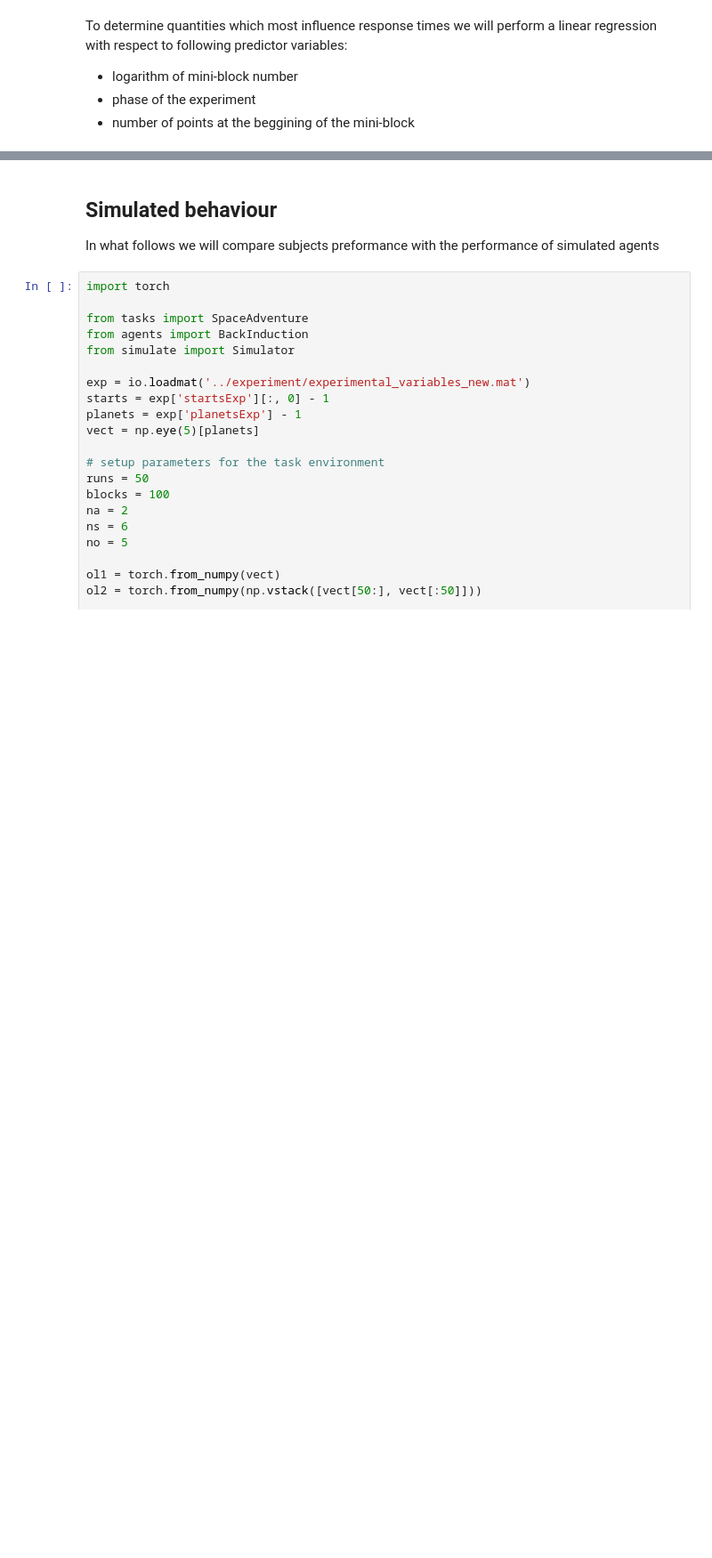
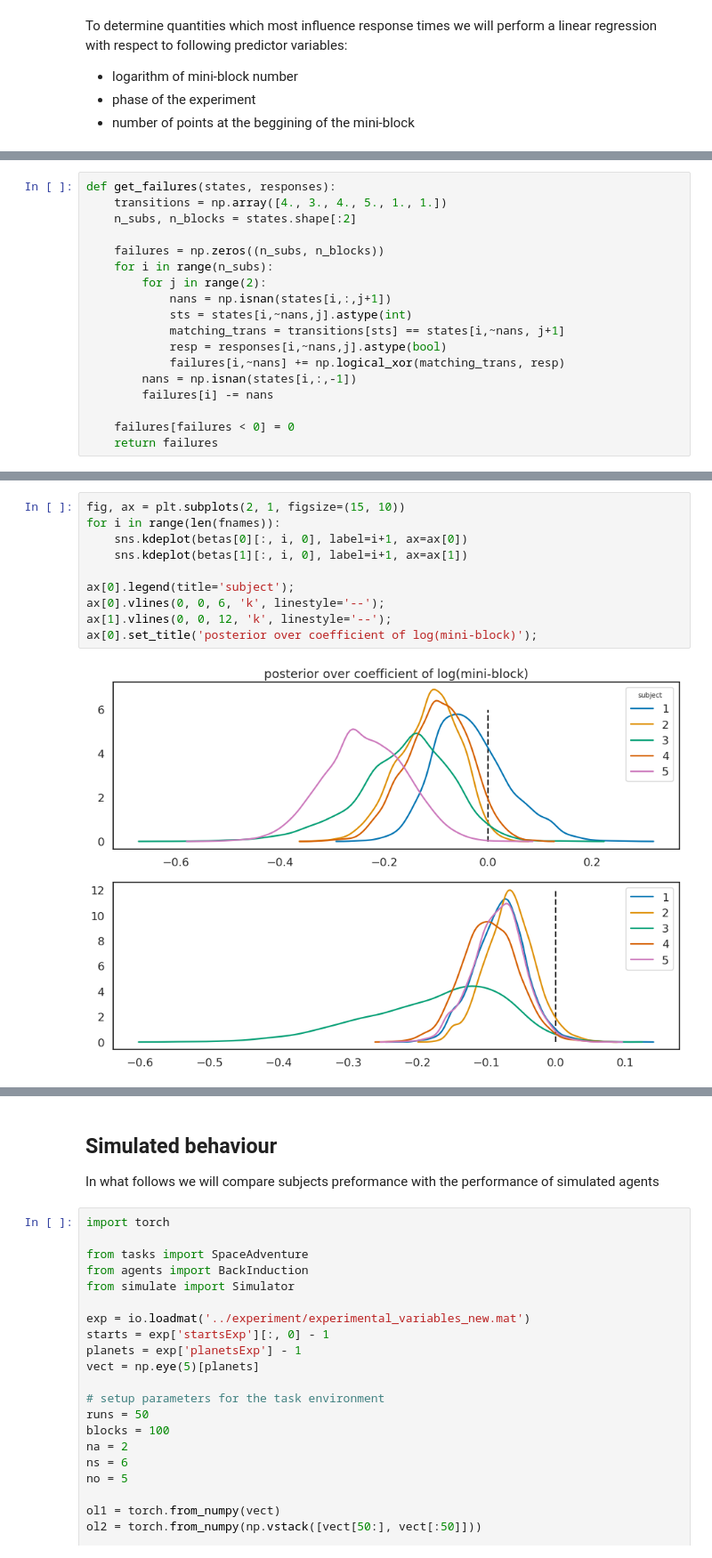
Before and after one commit to jeffensen/plandepth, a Jupyter notebook: notebooks/analysing_behavioural_data.ipynb, the cells around one changed output, grey strips where cells are left out. Shown at 89% size. Saved outputs shown, nothing was run; the diff lists cells and outputs as text; blank space fills up the shorter version.

```diff
--- a/notebooks/analysing_behavioural_data.ipynb
+++ b/notebooks/analysing_behavioural_data.ipynb
@@ -118,0 +94,18 @@ sigma_w = np.std(weights_sample, 0)
+# %%
+def get_failures(states, responses):
+    transitions = np.array([4., 3., 4., 5., 1., 1.])
+    n_subs, n_blocks = states.shape[:2]
+
+    failures = np.zeros((n_subs, n_blocks))
+    for i in range(n_subs):
+        for j in range(2):
+            nans = np.isnan(states[i,:,j+1])
+            sts = states[i,~nans,j].astype(int)
+            matching_trans = transitions[sts] == states[i,~nans, j+1]
+            resp = responses[i,~nans,j].astype(bool)
+            failures[i,~nans] += np.logical_xor(matching_trans, resp)
+        nans = np.isnan(states[i,:,-1])
+        failures[i] -= nans
+
+    failures[failures < 0] = 0
+    return failures
@@ -118,0 +153,12 @@ sigma_w = np.std(weights_sample, 0)
+# %%
+fig, ax = plt.subplots(2, 1, figsize=(15, 10))
+for i in range(len(fnames)):
+    sns.kdeplot(betas[0][:, i, 0], label=i+1, ax=ax[0])
+    sns.kdeplot(betas[1][:, i, 0], label=i+1, ax=ax[1])
+
+ax[0].legend(title='subject');
+ax[0].vlines(0, 0, 6, 'k', linestyle='--');
+ax[1].vlines(0, 0, 12, 'k', linestyle='--');
+ax[0].set_title('posterior over coefficient of log(mini-block)');
+# %% [output]
+[figure, added]
```
Also changed, not shown: parts of 15 cells of this notebook, 5 other files.
